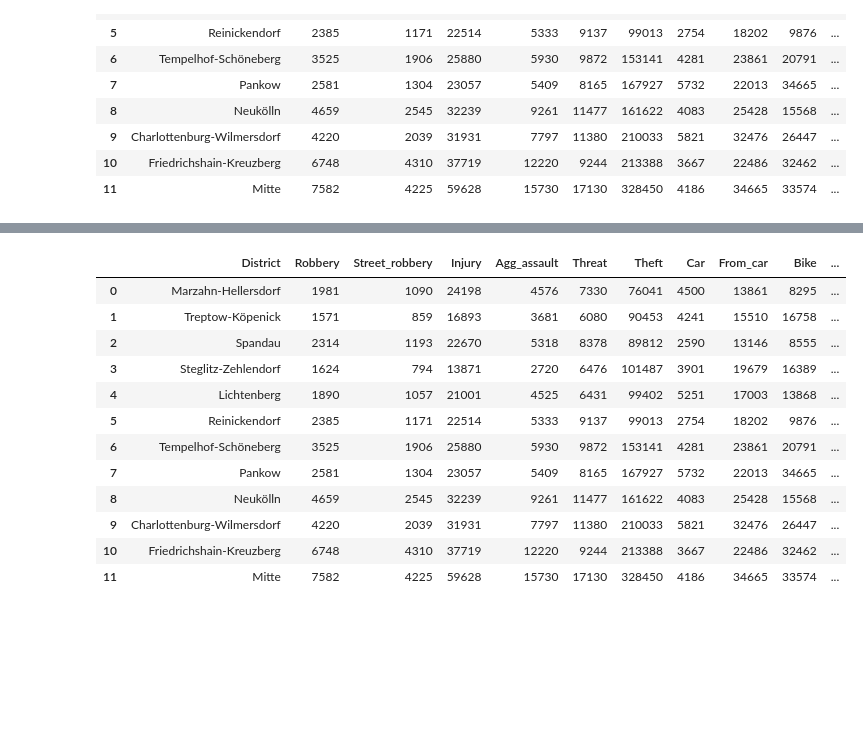
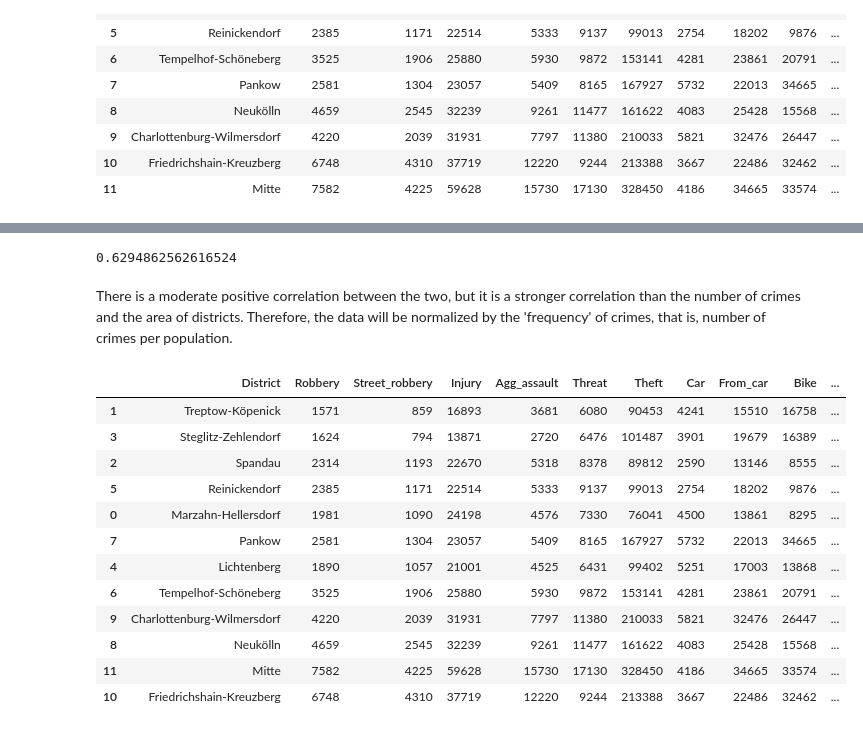
Before and after one commit to MilVas/Week-6-Project-Berlin-Crime, a Jupyter notebook: Milena.ipynb, the cells around one changed output, grey strips where cells are left out. Drawn from its saved outputs; the diff is of its cells as text; code cells hidden in the pictures; blank space fills up the shorter version.

```diff
--- a/Milena.ipynb
+++ b/Milena.ipynb
@@ -26,7 +27,6 @@ df
 #district_overview  = df.groupby(df['District']).sum()
 district_overview  = df.groupby('District', as_index=False).sum()
 district_overview.drop(['Year', 'Code'], axis=1, inplace=True)
-district_overview = district_overview.sort_values('Sum')
 district_overview= district_overview.reset_index(drop=True)
 # %%
 district_overview
@@ -46,0 +47,6 @@ district_overview
+# %%
+district_overview
+
+district_overview['Total']= district_overview.sum(axis=1)
+district_overview = district_overview.sort_values('Total')
+district_overview
@@ -107,3 +127,8 @@ DO
 | 9 | Charlottenburg-Wilmersdorf | 4220 | 2039 | 31931 | 7797 | 11380 | 210033 | 5821 | 32476 | 26447 | ... |
 | 10 | Friedrichshain-Kreuzberg | 6748 | 4310 | 37719 | 12220 | 9244 | 213388 | 3667 | 22486 | 32462 | ... |
 | 11 | Mitte | 7582 | 4225 | 59628 | 15730 | 17130 | 328450 | 4186 | 34665 | 33574 | ... |
+# %%
+# Finding correlation between total number of offenses and the size of each district in square meters.
+
+DO.Area = DO.Area.astype(float)
+DO['Total'].corr(DO['Area'])
@@ -110,31 +243,39 @@ DO
+# %%
+#checking correlation of number of crimes with the size of population in each year and each district
+popcrimes['AllCrimes'].corr(popcrimes['Population'])
+# %% [output]
+0.6294862562616524
+# %% [markdown]
+There is a moderate positive correlation between the two, but it is a stronger correlation than the number of crimes and the area of districts. Therefore, the data will be normalized by the 'frequency' of crimes, that is, number of crimes per population.
 # %%
 #DO['Crime_per_sqm']= DO['Sum']/ DO['Area']
 #DO.assign(Crime_per_sqm = DO['Sum']/ DO['Area'])
 #DO.assign(Crime_per_sqm = ['Sum']/ ['Area])
-DO.Sum = DO.Sum.astype(float)
+DO.Total = DO.Total.astype(float)
 DO.Area = DO.Area.astype(float)
-DO = DO.assign(Crime_per_sqm = DO.Sum /DO.Area)
+DO = DO.assign(Crime_per_sqm = DO.Total /DO.Area)
 DO.Crime_per_sqm = DO.Crime_per_sqm.astype(float)
-DO = DO.assign(Crime_per_sqm = DO.Sum /DO.Area)
+DO = DO.assign(Crime_per_sqm = DO.Total /DO.Area)
 DO.Crime_per_sqm  = DO.Crime_per_sqm.round(1)
+DO = DO.sort_values('Crime_per_sqm')
 
 
 
 DO
 # %% [output]
 |  | District | Robbery | Street_robbery | Injury | Agg_assault | Threat | Theft | Car | From_car | Bike | ... |
+| 1 | Treptow-Köpenick | 1571 | 859 | 16893 | 3681 | 6080 | 90453 | 4241 | 15510 | 16758 | ... |
+| 3 | Steglitz-Zehlendorf | 1624 | 794 | 13871 | 2720 | 6476 | 101487 | 3901 | 19679 | 16389 | ... |
+| 2 | Spandau | 2314 | 1193 | 22670 | 5318 | 8378 | 89812 | 2590 | 13146 | 8555 | ... |
+| 5 | Reinickendorf | 2385 | 1171 | 22514 | 5333 | 9137 | 99013 | 2754 | 18202 | 9876 | ... |
 | 0 | Marzahn-Hellersdorf | 1981 | 1090 | 24198 | 4576 | 7330 | 76041 | 4500 | 13861 | 8295 | ... |
-| 1 | Treptow-Köpenick | 1571 | 859 | 16893 | 3681 | 6080 | 90453 | 4241 | 15510 | 16758 | ... |
-| 2 | Spandau | 2314 | 1193 | 22670 | 5318 | 8378 | 89812 | 2590 | 13146 | 8555 | ... |
-| 3 | Steglitz-Zehlendorf | 1624 | 794 | 13871 | 2720 | 6476 | 101487 | 3901 | 19679 | 16389 | ... |
+| 7 | Pankow | 2581 | 1304 | 23057 | 5409 | 8165 | 167927 | 5732 | 22013 | 34665 | ... |
 | 4 | Lichtenberg | 1890 | 1057 | 21001 | 4525 | 6431 | 99402 | 5251 | 17003 | 13868 | ... |
-| 5 | Reinickendorf | 2385 | 1171 | 22514 | 5333 | 9137 | 99013 | 2754 | 18202 | 9876 | ... |
 | 6 | Tempelhof-Schöneberg | 3525 | 1906 | 25880 | 5930 | 9872 | 153141 | 4281 | 23861 | 20791 | ... |
-| 7 | Pankow | 2581 | 1304 | 23057 | 5409 | 8165 | 167927 | 5732 | 22013 | 34665 | ... |
+| 9 | Charlottenburg-Wilmersdorf | 4220 | 2039 | 31931 | 7797 | 11380 | 210033 | 5821 | 32476 | 26447 | ... |
 | 8 | Neukölln | 4659 | 2545 | 32239 | 9261 | 11477 | 161622 | 4083 | 25428 | 15568 | ... |
-| 9 | Charlottenburg-Wilmersdorf | 4220 | 2039 | 31931 | 7797 | 11380 | 210033 | 5821 | 32476 | 26447 | ... |
+| 11 | Mitte | 7582 | 4225 | 59628 | 15730 | 17130 | 328450 | 4186 | 34665 | 33574 | ... |
 | 10 | Friedrichshain-Kreuzberg | 6748 | 4310 | 37719 | 12220 | 9244 | 213388 | 3667 | 22486 | 32462 | ... |
-| 11 | Mitte | 7582 | 4225 | 59628 | 15730 | 17130 | 328450 | 4186 | 34665 | 33574 | ... |
 # %%
 fig, ax = plt.subplots()
 ax.bar(DO['District'],
```
Also changed, not shown: parts of 17 cells of this notebook.
